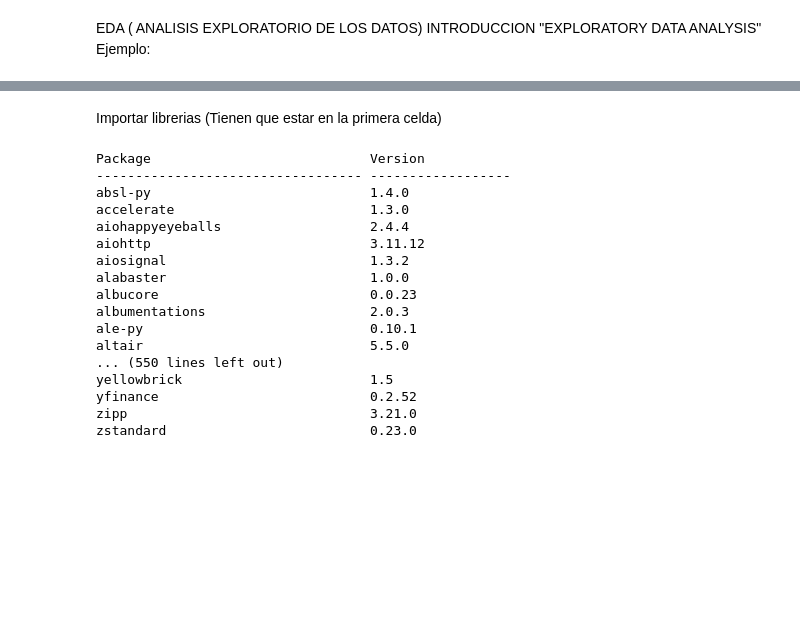
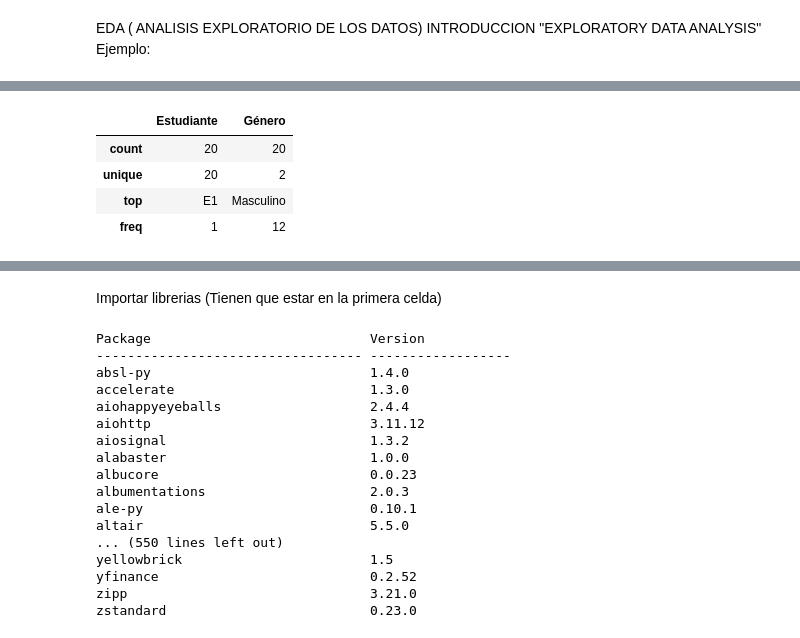
Before and after one commit to IVANV341/Curso-inteligencia-artificial, a Jupyter notebook: EDA_Apuntes_de_clase.ipynb, the cells around one changed output, grey strips where cells are left out. Saved outputs shown, nothing was run; the diff lists cells and outputs as text; code cells hidden in the pictures; blank space fills up the shorter version.

```diff
--- a/EDA_Apuntes_de_clase.ipynb
+++ b/EDA_Apuntes_de_clase.ipynb
@@ -5,0 +56,8 @@ Ejemplo:
+# %%
+df.describe(include='object')
+# %% [output]
+|  | Estudiante | Género |
+| count | 20 | 20 |
+| unique | 20 | 2 |
+| top | E1 | Masculino |
+| freq | 1 | 12 |
```
Also changed, not shown: parts of 10 cells of this notebook.
